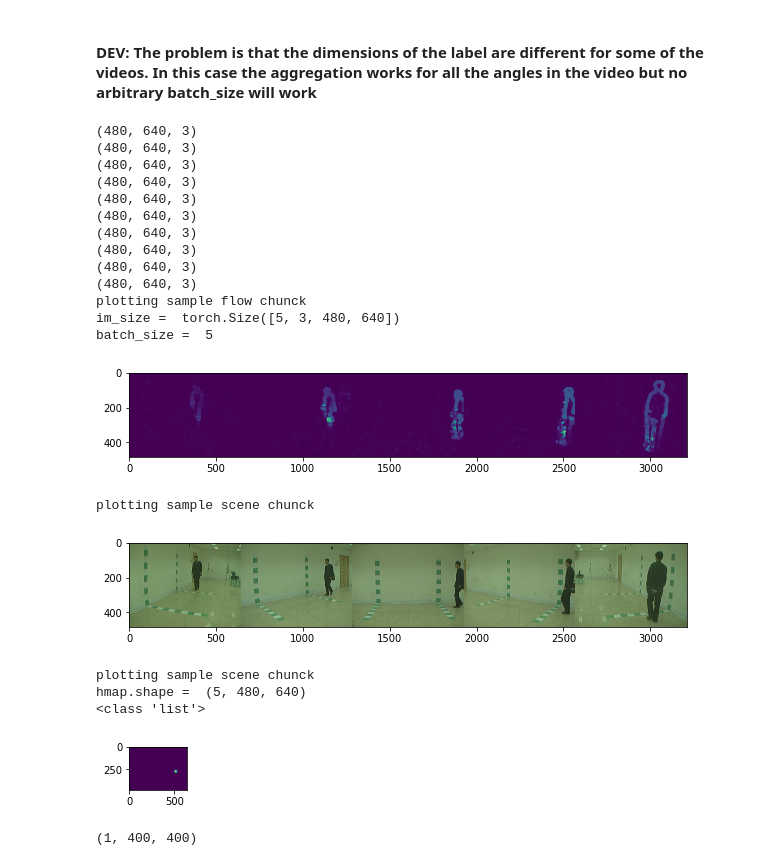
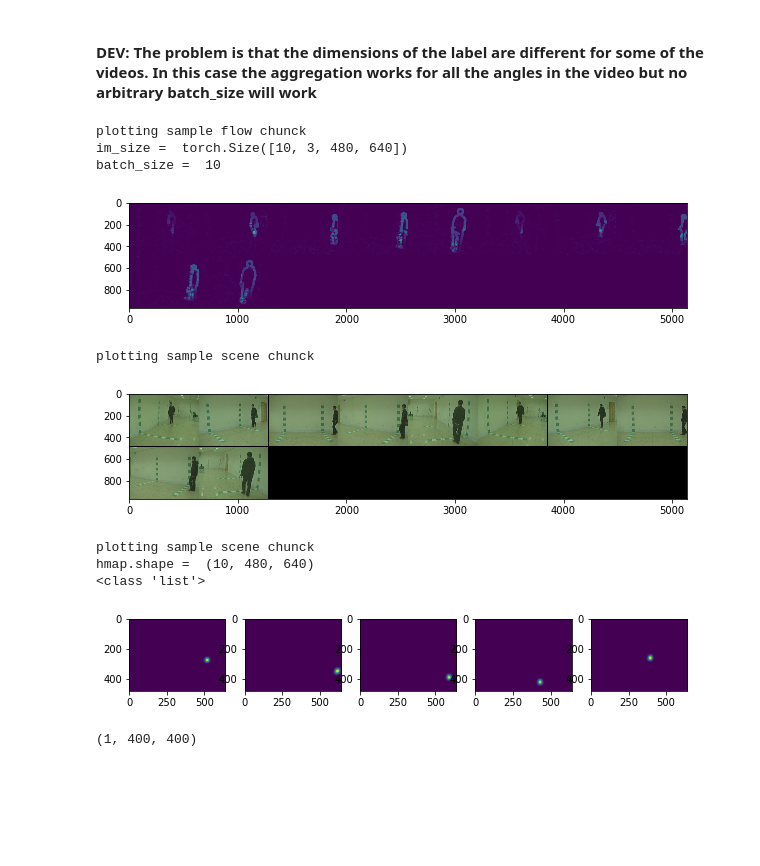
Before and after one commit to ronh-at-kit/gait_project, a Jupyter notebook: notebooks/casia-dataloader-training.ipynb, the cells around one changed output. Cells and saved outputs as stored; diff of their text form; code cells hidden in the pictures; blank space fills up the shorter version.

```diff
--- a/notebooks/casia-dataloader-training.ipynb
+++ b/notebooks/casia-dataloader-training.ipynb
@@ -111,7 +114,7 @@ torch.Size([60])
 # %%
 # dataloader = DataLoader(transformed_dataset, batch_size=4,
 #                         shuffle=True, num_workers=4)
-dataloader = DataLoader(transformed_dataset, batch_size=5)
+dataloader = DataLoader(transformed_dataset, batch_size=10)
 # %% [markdown]
 #### DEV: The problem is that the dimensions of the label are different for some of the videos. In this case the aggregation works for all the angles in the video but no arbitrary batch_size will work
 # %%
@@ -138,56 +141,46 @@ def plot_scenes(inputs):
     plt.show()
 
 def plot_heatmap(inputs):
     hmaps = inputs['heatmaps_LAnkle']
     print('plotting sample scene chunck')
     hmap = hmaps[0].numpy()
     print('hmap.shape = ',hmap.shape)
     plt.figure(figsize=(10,50))
     plt.subplot(151)
     plt.imshow(hmap[1,:,:])
     plt.subplot(152)
-    plt.imshow(hmap[1,:,:])
+    plt.imshow(hmap[2,:,:])
     plt.subplot(153)
-    plt.imshow(hmap[1,:,:])
+    plt.imshow(hmap[3,:,:])
     plt.subplot(154)
-    plt.imshow(hmap[1,:,:])
+    plt.imshow(hmap[4,:,:])
     plt.subplot(155)
-    plt.imshow(hmap[1,:,:])
+    plt.imshow(hmap[5,:,:])
 
 
 
 
 
 for i_batch, sample_batched in enumerate(dataloader):
     # observe 4th batch and stop.
     if i_batch == 0:
         inputs, labels = sample_batched
         plot_flows(inputs)
         plot_scenes(inputs)
         plot_heatmap(inputs)
         print(type(sample_batched))
         break
 # %% [output]
-(480, 640, 3)
-(480, 640, 3)
-(480, 640, 3)
-(480, 640, 3)
-(480, 640, 3)
-(480, 640, 3)
-(480, 640, 3)
-(480, 640, 3)
-(480, 640, 3)
-(480, 640, 3)
 plotting sample flow chunck
-im_size =  torch.Size([5, 3, 480, 640])
-batch_size =  5
+im_size =  torch.Size([10, 3, 480, 640])
+batch_size =  10
-[figure, old version]
+[figure, new version]
 plotting sample scene chunck
-[figure, old version]
+[figure, new version]
 plotting sample scene chunck
-hmap.shape =  (5, 480, 640)
+hmap.shape =  (10, 480, 640)
 <class 'list'>
-[figure, old version]
+[figure, new version]
 # %%
 a = np.eye(400)
 
```
Also changed, not shown: parts of 3 cells of this notebook, 5 other files.
